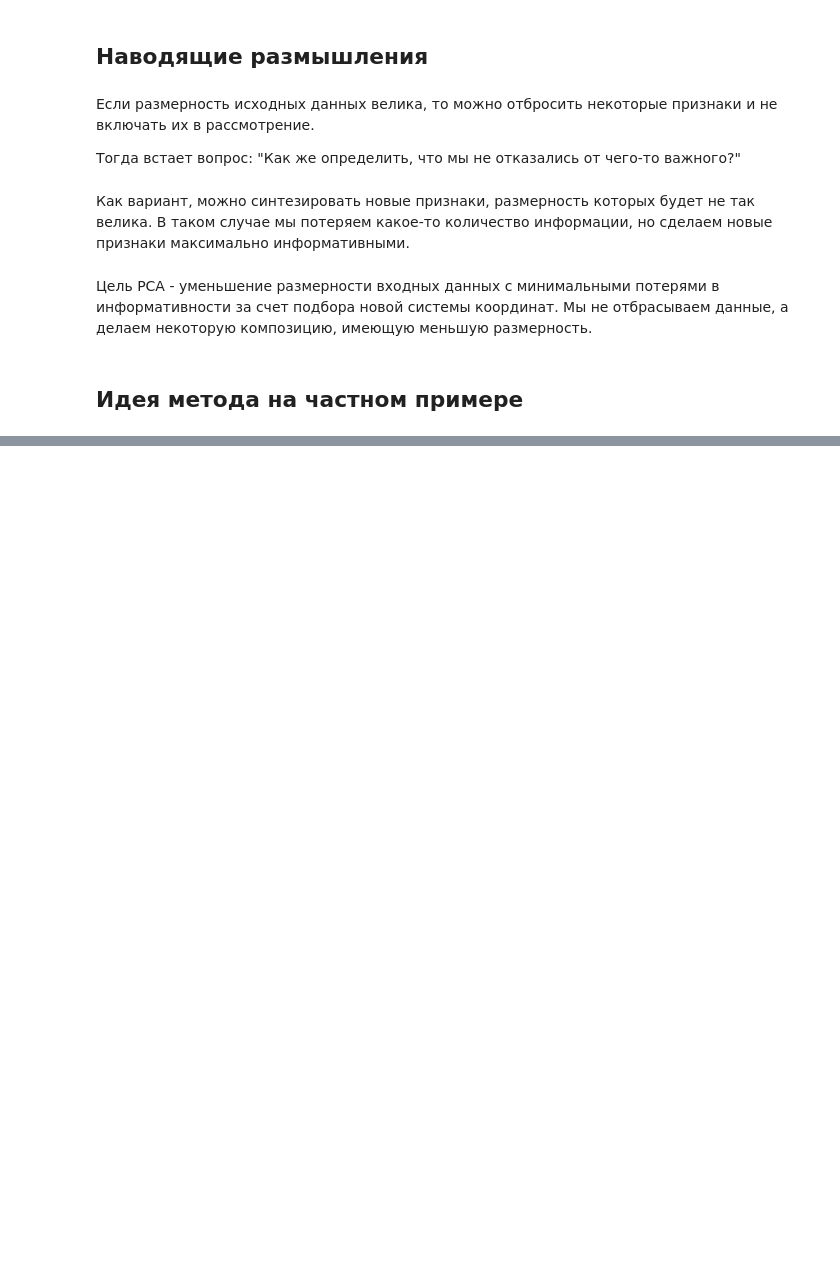
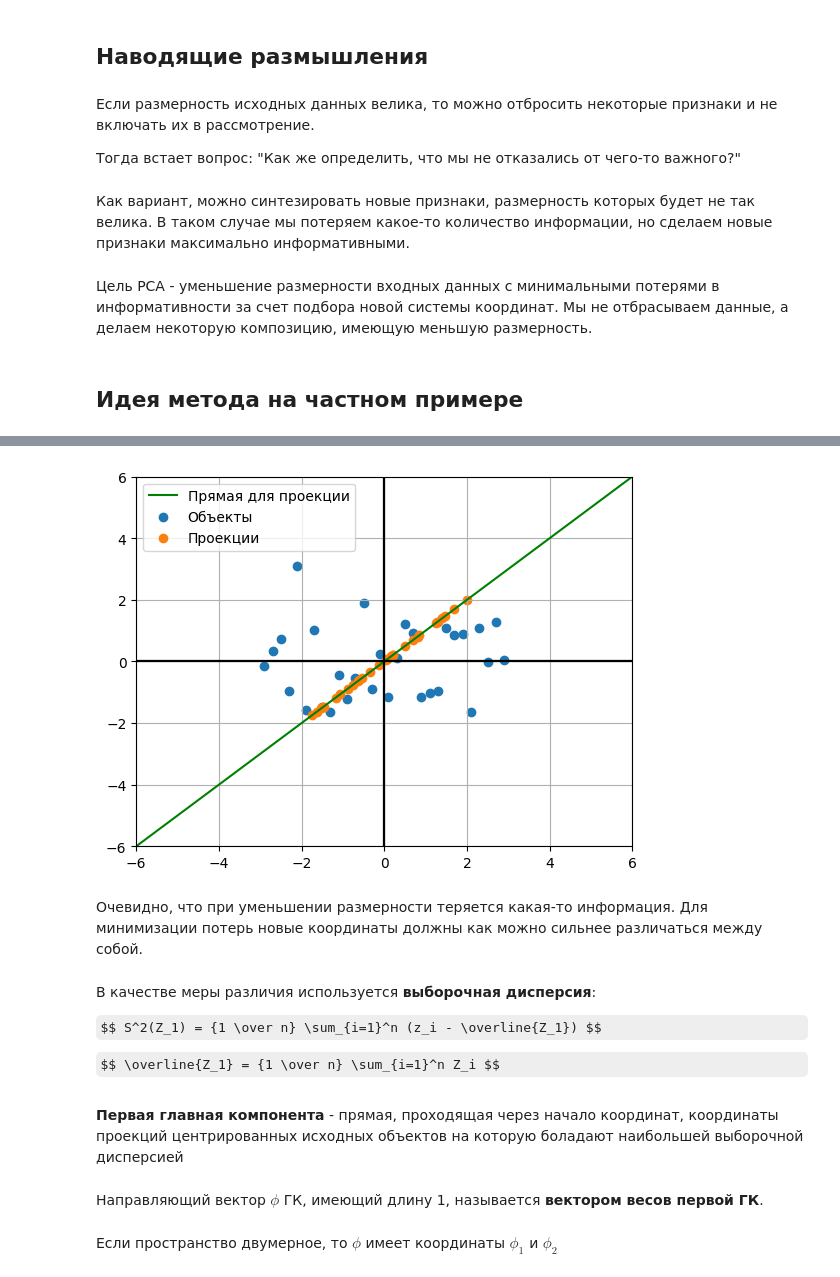
Before and after one commit to maxsafonkin/ml, a Jupyter notebook: itmo/02_PCA.ipynb, the cells around one changed output, grey strips where cells are left out. Drawn from its saved outputs; the diff is of its cells as text; code cells hidden in the pictures; some formulas as TeX source; blank space fills up the shorter version.

```diff
--- a/itmo/02_PCA.ipynb
+++ b/itmo/02_PCA.ipynb
@@ -14,0 +54,40 @@
+# %%
+# прямая, на которую будут проецироваться объекты
+
+X_line = np.array([-6, 6])
+Y_line = np.array([-6, 6])
+# %%
+# проецирование объектов на прямую
+
+from functions import projection
+
+projections = [
+    projection((1, 1), (X_centered[i], Y_centered[i]))
+    for i in range(len(X_centered))
+]
+
+X_proj = [p[0] for p in projections]
+Y_proj = [p[1] for p in projections]
+# %%
+plot(X_line, Y_line, plot_type="plot", c='green', label='Прямая для проекции')
+plot(X_centered, Y_centered, plot_type="scatter", label='Объекты')
+plot(X_proj, Y_proj, plot_type="scatter", label='Проекции')
+
+plt.legend()
+plt.show()
+# %% [output]
+[figure, added]
+# %% [markdown]
+Очевидно, что при уменьшении размерности теряется какая-то информация. Для минимизации потерь новые координаты должны как можно сильнее различаться между собой.
+# %% [markdown]
+В качестве меры различия используется **выборочная дисперсия**:
+
+$$ S^2(Z_1) = {1 \over n} \sum_{i=1}^n (z_i - \overline{Z_1}) $$
+
+$$ \overline{Z_1} = {1 \over n} \sum_{i=1}^n Z_i $$
+# %% [markdown]
+**Первая главная компонента** - прямая, проходящая через начало координат, координаты проекций центрированных исходных объектов на которую боладают наибольшей выборочной дисперсией
+# %% [markdown]
+Направляющий вектор $ \phi $ ГК, имеющий длину 1, называется **вектором весов первой ГК**.
+# %% [markdown]
+Если пространство двумерное, то $\phi$ имеет координаты ${\phi}_1$ и ${\phi}_2$
```
Also changed, not shown: parts of 9 cells of this notebook, 1 other file.
